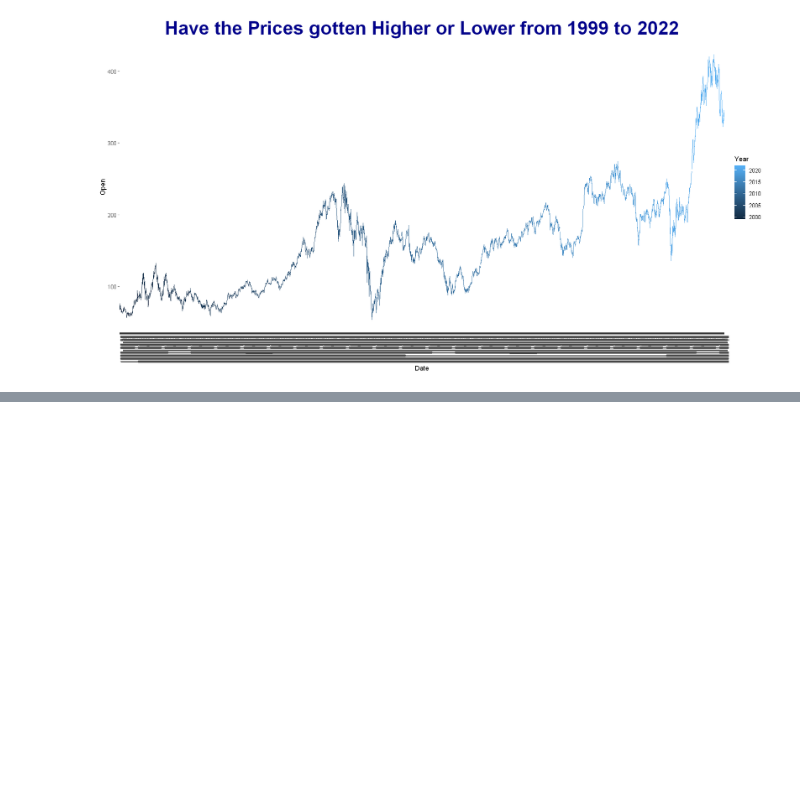
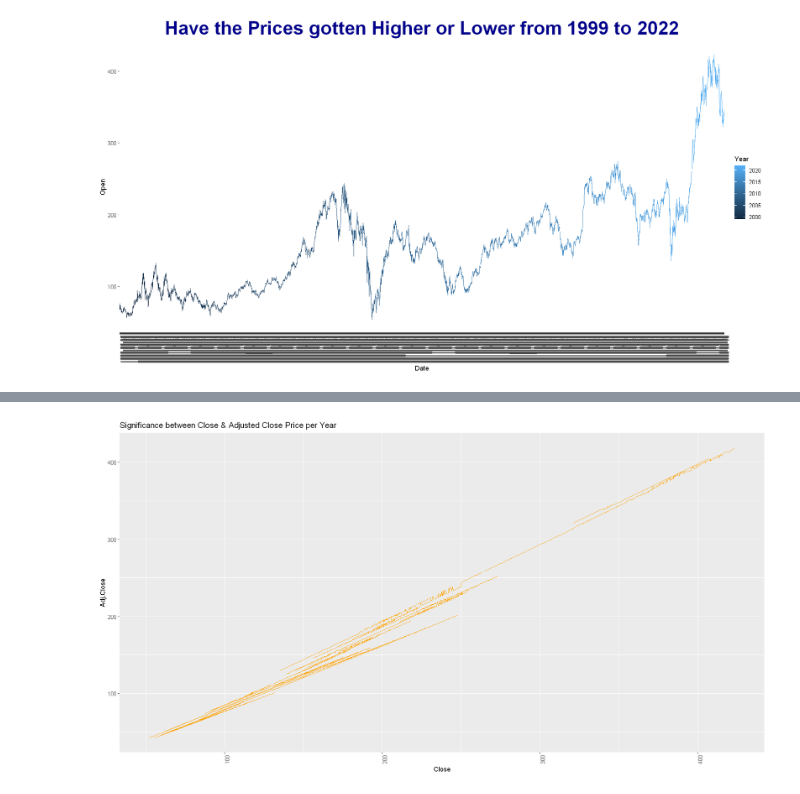
Before and after one commit to Chibikai/Goldman-Sachs-Stocks, a Jupyter notebook: Goldman_Sach.ipynb, the cells around one changed output, grey strips where cells are left out. Drawn from its saved outputs; the diff is of its cells as text; code cells hidden in the pictures; blank space fills up the shorter version.

```diff
--- a/Goldman_Sach.ipynb
+++ b/Goldman_Sach.ipynb
@@ -343,0 +323,11 @@ ggplot(GoldmanSachs, aes(x=Close, y=Volume, group = Year)) +
+# %%
+# Is there a Significance between Adjusted Close Price & Close Price?
+
+options(repr.plot.width=15, repr.plot.height=8)
+
+ggplot(GoldmanSachs, aes(x=Close, y=Adj.Close, group = Year)) +
+  geom_line(color="orange") +
+  ggtitle("Significance between Close & Adjusted Close Price per Year") +
+  theme(axis.text.x = element_text(angle = 90, vjust = 1, hjust=1))
+# %% [output]
+[figure, added]
```
Also changed, not shown: parts of 18 cells of this notebook, 1 other file.
